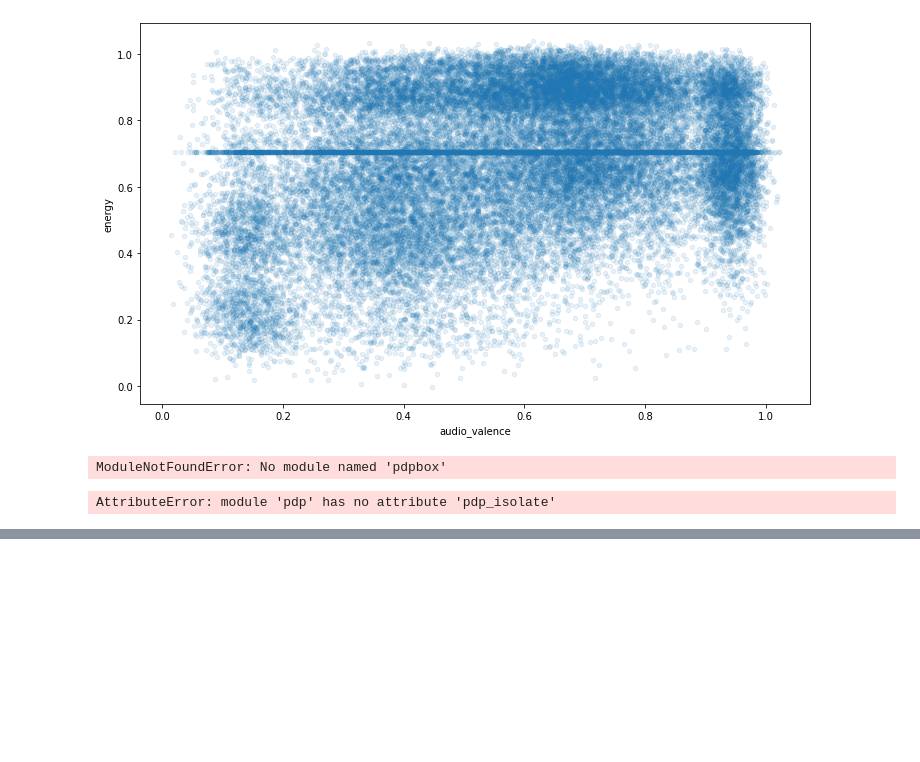
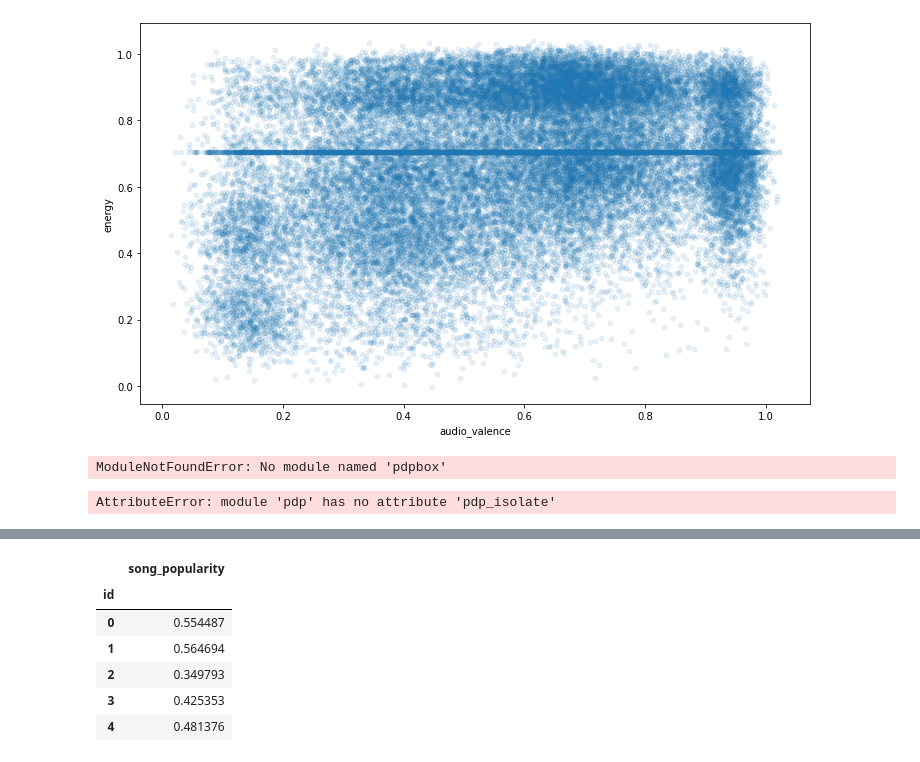
Before and after one commit to berlemontkevin/FrenchNeurons_SongPopularityPrediction, a Jupyter notebook: predicitve_algorithms/random-forest-exploration.ipynb, the cells around one changed output, grey strips where cells are left out. Saved outputs shown, nothing was run; the diff lists cells and outputs as text; code cells hidden in the pictures; blank space fills up the shorter version.

```diff
--- a/predicitve_algorithms/random-forest-exploration.ipynb
+++ b/predicitve_algorithms/random-forest-exploration.ipynb
@@ -119,0 +254,31 @@ AttributeError: module 'pdp' has no attribute 'pdp_isolate'
+# %%
+test = pd.read_csv('../raw_data/test.csv', index_col = 0)
+test['instrumentalness'] = np.log(test['instrumentalness'] + 1)
+
+useful_cols = [col for col in test.columns if col not in ['id', 'song_popularity']]
+missing_cols = [col for col in test.columns if test[col].isna().sum() > 0]
+cols_dist_missing = [col for col in missing_cols if col not in ['key', 'audio_mode', 'time_signature']]
+cols_mode_missing = [col for col in missing_cols if col in ['key', 'audio_mode', 'time_signature']]
+
+# print(missing_cols)
+for col in cols_dist_missing:
+    # print(col)
+    test[col].fillna(test[col].median(), inplace = True)
+
+for col in cols_mode_missing:
+    # print(col)
+    test[col].fillna(test[col].mode()[0], inplace = True)
+# %%
+submission = pd.read_csv('../raw_data/sample_submission.csv', index_col = 0)
+# %%
+submission['song_popularity'] = clf_bcw.predict_proba(test[useful_cols])[:,1]
+# %%
+submission.head()
+# %% [output]
+|  | song_popularity |
+| id |  |
+| 0 | 0.554487 |
+| 1 | 0.564694 |
+| 2 | 0.349793 |
+| 3 | 0.425353 |
+| 4 | 0.481376 |
```
Also changed, not shown: parts of 20 cells of this notebook, 1 other file.
